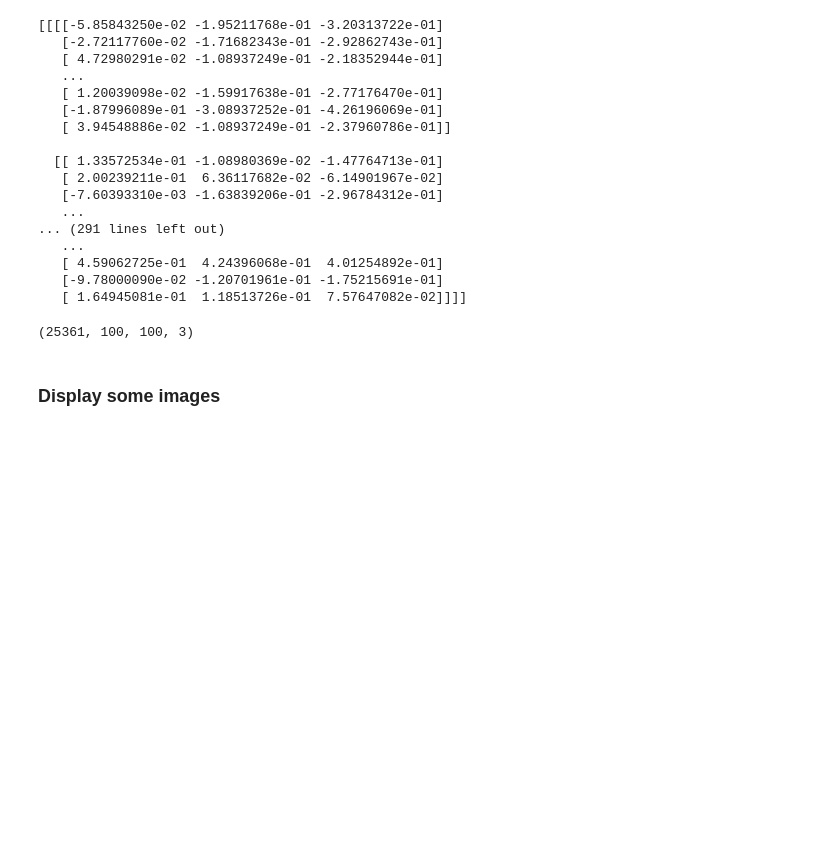
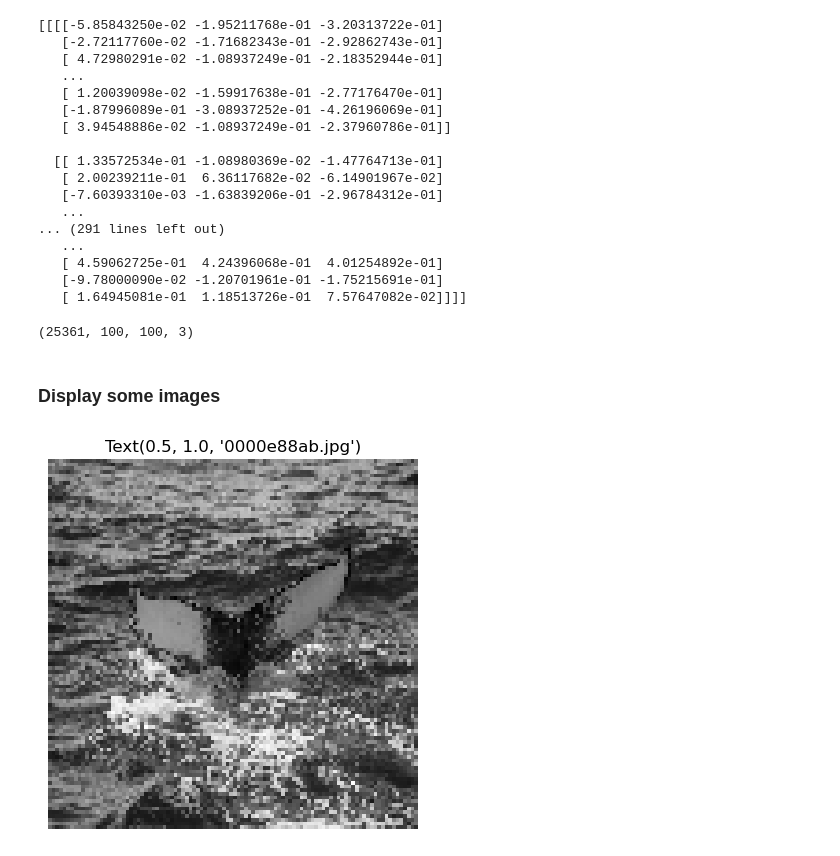
Before and after one commit to AngelV129/Whales-kaggle-data, a Jupyter notebook: Whales_project.ipynb, the cells around one changed output. Saved outputs shown, nothing was run; the diff lists cells and outputs as text; code cells hidden in the pictures; blank space fills up the shorter version.

```diff
--- a/Whales_project.ipynb
+++ b/Whales_project.ipynb
@@ -223,3 +237,13 @@ print(X_train.shape)
 (25361, 100, 100, 3)
 # %% [markdown]
 ### Display some images
+# %%
+
+# https://stackoverflow.com/questions/40557910/plt-plot-meaning-of-0-and-1
+# print(X_train[2][:,:])
+plt.imshow(X_train[0][:,:,0], cmap="gray")
+plt.title(plt.title(train_df.iloc[0,0]))
+plt.axis("off")
+plt.show()
+# %% [output]
+[figure, added]
```
Also changed, not shown: parts of 4 cells of this notebook.
